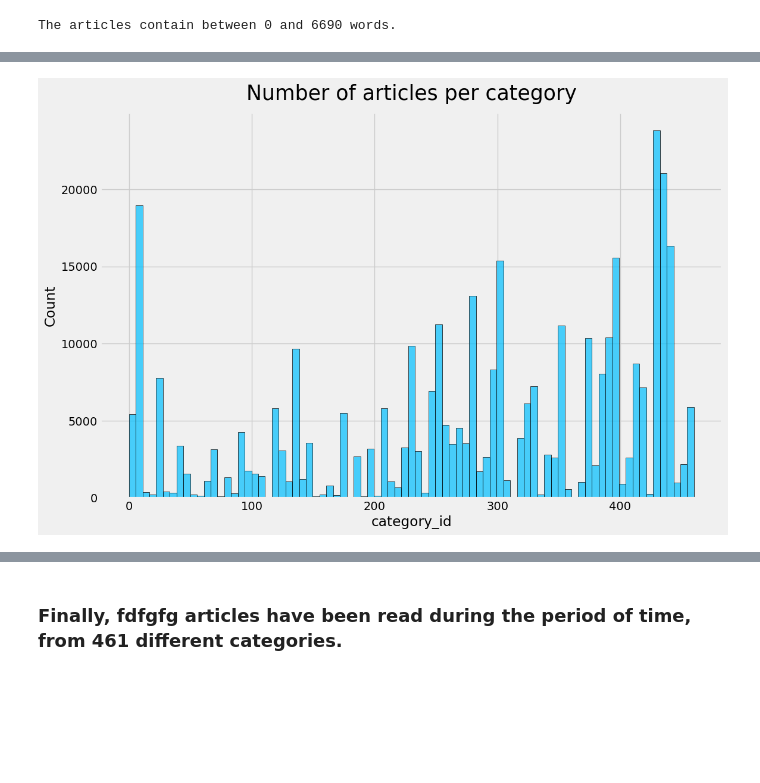
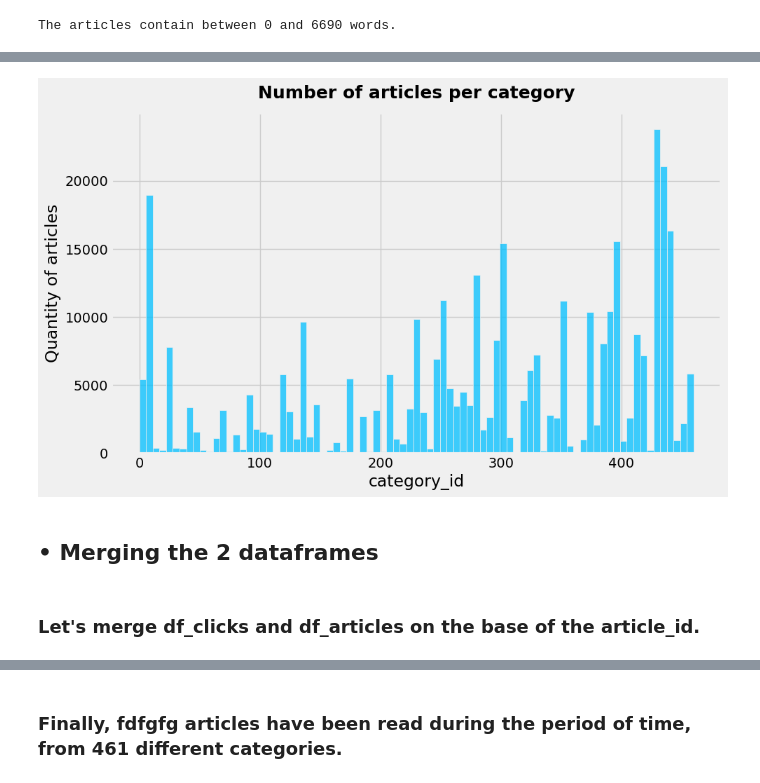
Before and after one commit to jfsubrini/ia-project9, a Jupyter notebook: Subrini_JeanFrancois_2_scripts_012023.ipynb, the cells around one changed output, grey strips where cells are left out. Cells and saved outputs as stored; diff of their text form; code cells hidden in the pictures; blank space fills up the shorter version.

```diff
--- a/Subrini_JeanFrancois_2_scripts_012023.ipynb
+++ b/Subrini_JeanFrancois_2_scripts_012023.ipynb
@@ -592,13 +627,12 @@ Empty articles: 35
 # %%
-fig, ax = plt.subplots(figsize=(12, 8))
+# Distribution of the number of words per article.
+fig, ax = plt.subplots(figsize=(10, 6))
+sns.histplot(df_articles['category_id'], color="deepskyblue")
 
-sns.histplot(df_articles['category_id'],
-             color="deepskyblue",
-             edgecolor="black",
-             alpha=0.7,
-             ax=ax)
-
-plt.title('Number of articles per category', fontsize=25, pad=15)
+plt.title("Number of articles per category",
+          fontsize=18, fontweight='bold', pad=15)
+plt.xlabel("category_id", fontsize=17)
+plt.ylabel("Quantity of articles", fontsize=17)
 plt.show()
 # %% [output]
-[figure, old version]
+[figure, new version]
@@ -616 +639,5 @@ plt.show()
+# %% [markdown]
+## • Merging the 2 dataframes
+# %% [markdown]
+### Let's merge df_clicks and df_articles on the base of the article_id.
 # %%
```
Also changed, not shown: parts of 98 cells of this notebook.
